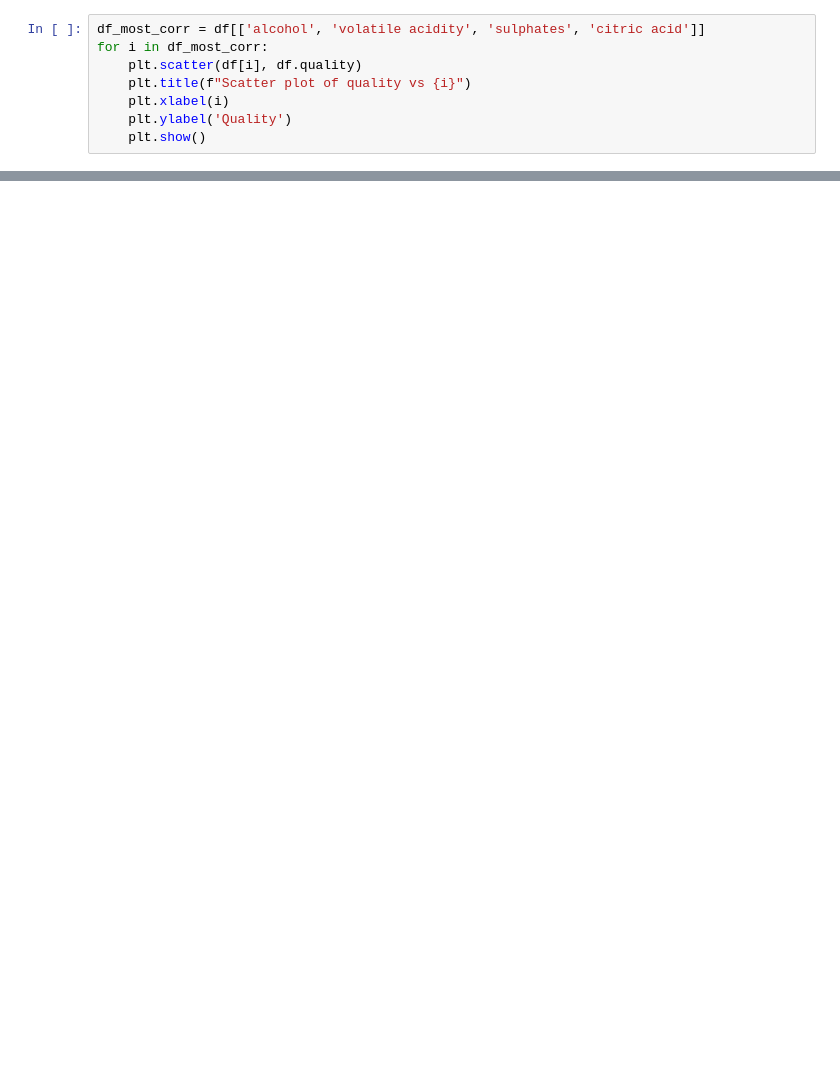
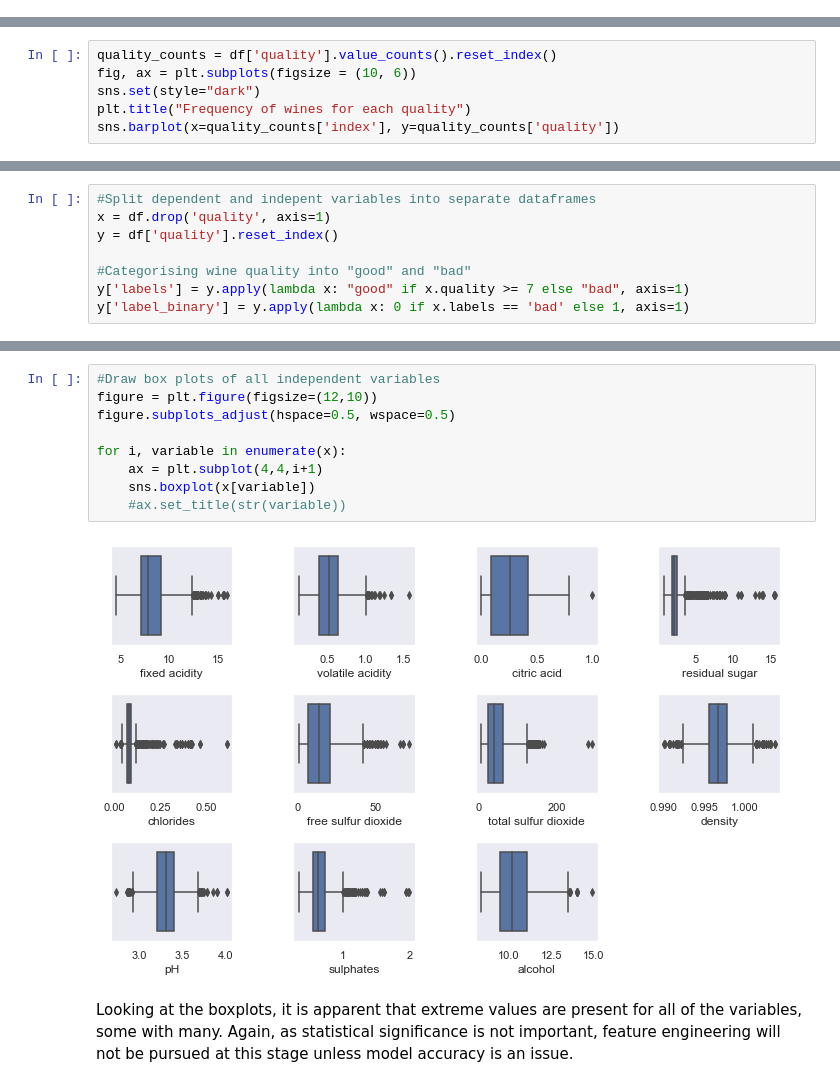
Before and after one commit to Luk390/wine_project, a Jupyter notebook: data_exploration.ipynb, the cells around one changed output, grey strips where cells are left out. Drawn from its saved outputs; the diff is of its cells as text; blank space fills up the shorter version.

```diff
--- a/data_exploration.ipynb
+++ b/data_exploration.ipynb
@@ -46,8 +0,0 @@ It seems the features that have the most correlation to quality are alcohol, vol
-# %%
-df_most_corr = df[['alcohol', 'volatile acidity', 'sulphates', 'citric acid']]
-for i in df_most_corr:
-    plt.scatter(df[i], df.quality)
-    plt.title(f"Scatter plot of quality vs {i}")
-    plt.xlabel(i)
-    plt.ylabel('Quality')
-    plt.show()
@@ -58,0 +51,6 @@ for i in df_most_corr:
+# %%
+quality_counts = df['quality'].value_counts().reset_index()
+fig, ax = plt.subplots(figsize = (10, 6))
+sns.set(style="dark")
+plt.title("Frequency of wines for each quality")
+sns.barplot(x=quality_counts['index'], y=quality_counts['quality'])
@@ -58,0 +74,8 @@ for i in df_most_corr:
+# %%
+#Split dependent and indepent variables into separate dataframes
+x = df.drop('quality', axis=1)
+y = df['quality'].reset_index()
+
+#Categorising wine quality into "good" and "bad"
+y['labels'] = y.apply(lambda x: "good" if x.quality >= 7 else "bad", axis=1)
+y['label_binary'] = y.apply(lambda x: 0 if x.labels == 'bad' else 1, axis=1)
@@ -58,0 +93,13 @@ for i in df_most_corr:
+# %%
+#Draw box plots of all independent variables
+figure = plt.figure(figsize=(12,10))
+figure.subplots_adjust(hspace=0.5, wspace=0.5)
+
+for i, variable in enumerate(x):
+    ax = plt.subplot(4,4,i+1)
+    sns.boxplot(x[variable])
+    #ax.set_title(str(variable))
+# %% [output]
+[figure, added]
+# %% [markdown]
+Looking at the boxplots, it is apparent that extreme values are present for all of the variables, some with many. Again, as statistical significance is not important, feature engineering will not be pursued at this stage unless model accuracy is an issue.
```
Also changed, not shown: parts of 20 cells of this notebook, 1 other file.
